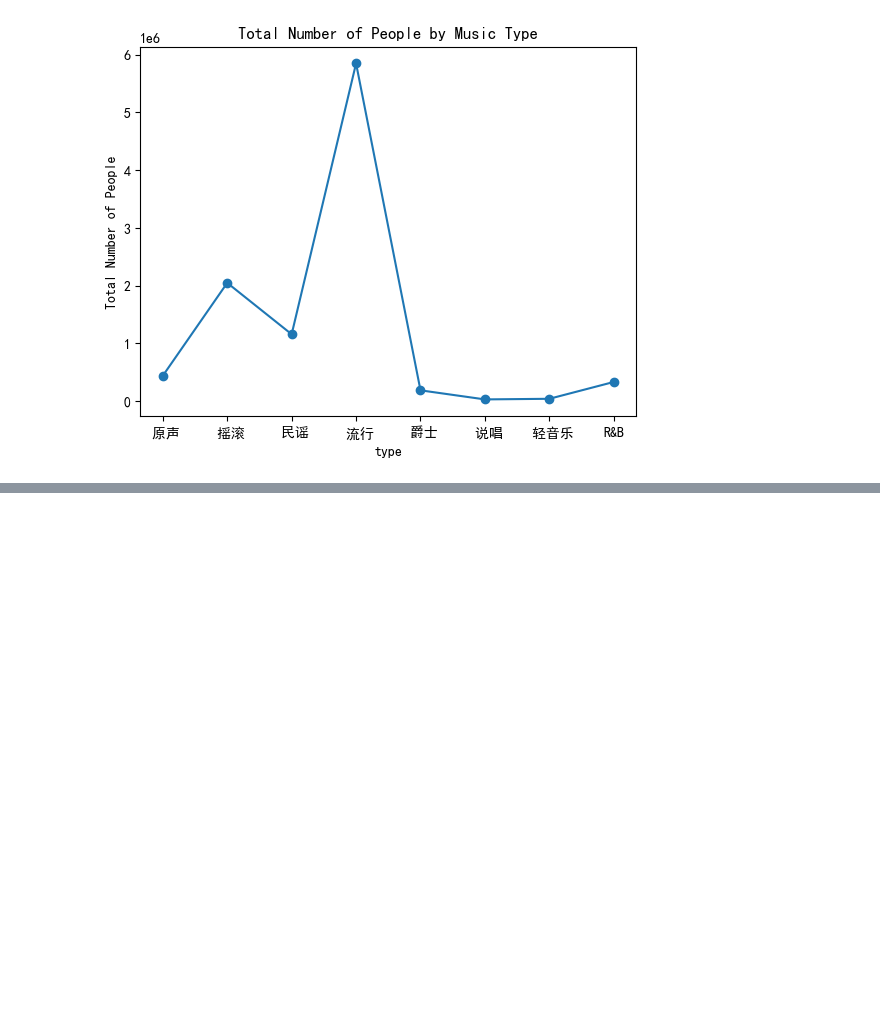
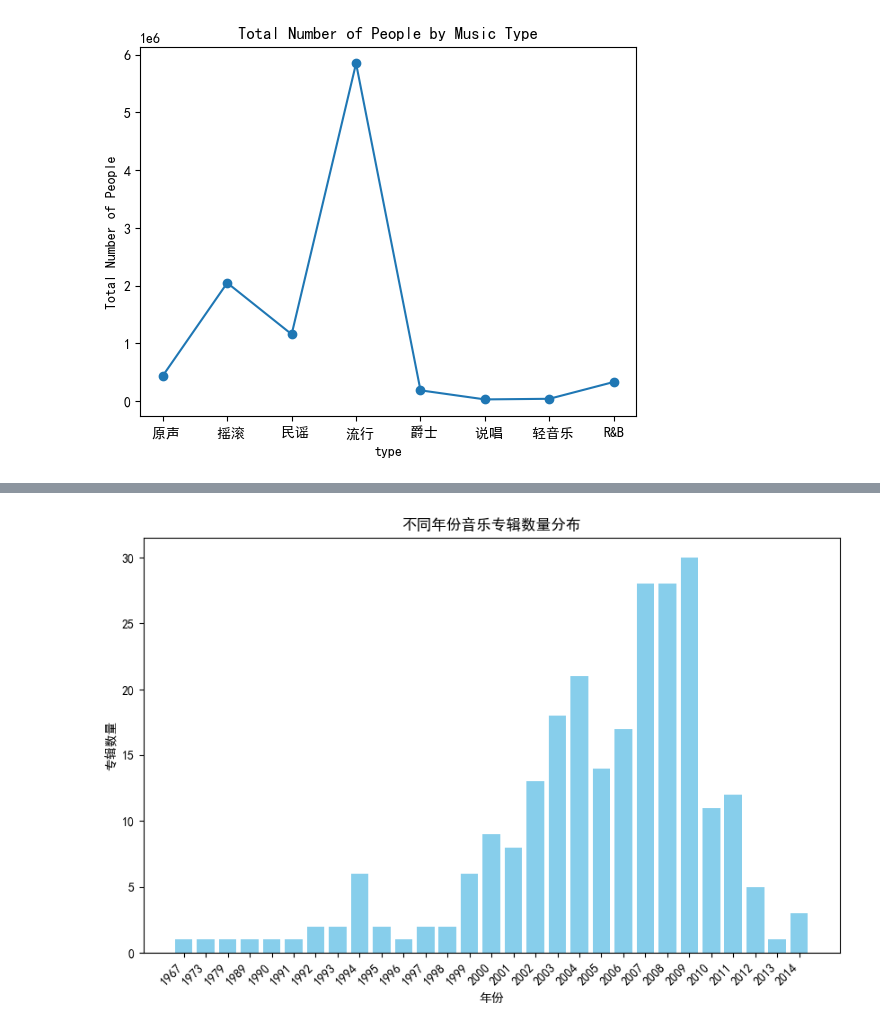
Before and after one commit to zhiliang-lin/css_note, a Jupyter notebook: py/pandas.ipynb, the cells around one changed output, grey strips where cells are left out. Drawn from its saved outputs; the diff is of its cells as text; code cells hidden in the pictures; blank space fills up the shorter version.

```diff
--- a/py/pandas.ipynb
+++ b/py/pandas.ipynb
@@ -623,0 +636,24 @@ print(high_score_music)
+# %%
+import pandas as pd
+import matplotlib.pyplot as plt
+
+# 假设你的DataFrame中有一个名为 'pub_year' 的列，表示音乐专辑的发行年份
+# 如果实际情况有所不同，请替换为实际的列名
+pub_year_counts = df['pub_year'].value_counts()
+
+# 创建一个新的 DataFrame 存储年份和对应专辑数量
+pub_year_counts_df = pd.DataFrame({'pub_year': pub_year_counts.index, 'count': pub_year_counts.values})
+
+# 排序年份
+pub_year_counts_df = pub_year_counts_df.sort_values(by='pub_year')
+
+# 绘制条形图
+plt.figure(figsize=(10, 6))
+plt.bar(pub_year_counts_df['pub_year'], pub_year_counts_df['count'], color='skyblue')
+plt.xticks(pub_year_counts_df['pub_year'], rotation=45, ha="right")
+plt.xlabel('年份')
+plt.ylabel('专辑数量')
+plt.title('不同年份音乐专辑数量分布')
+plt.show()
+# %% [output]
+[figure, added]
```
Also changed, not shown: parts of 33 cells of this notebook, 3 other files.
